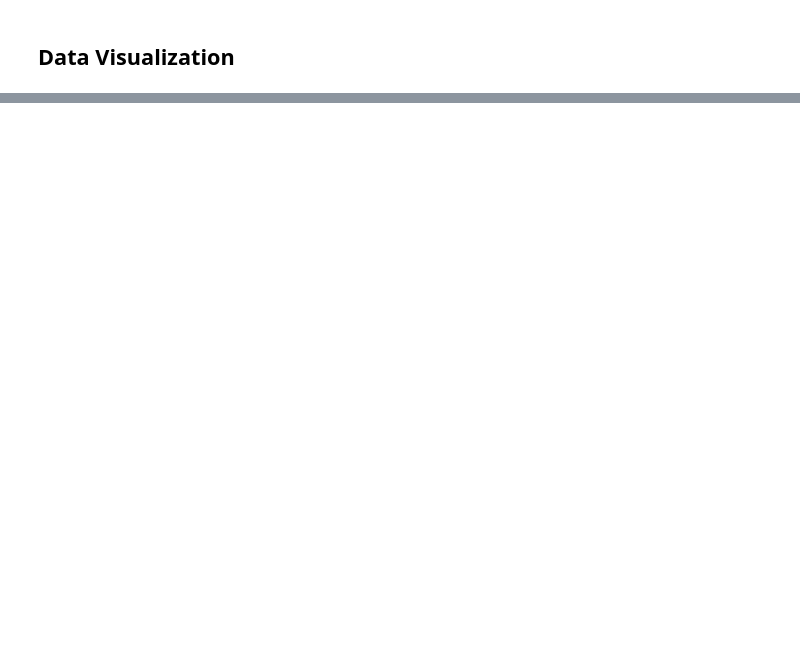
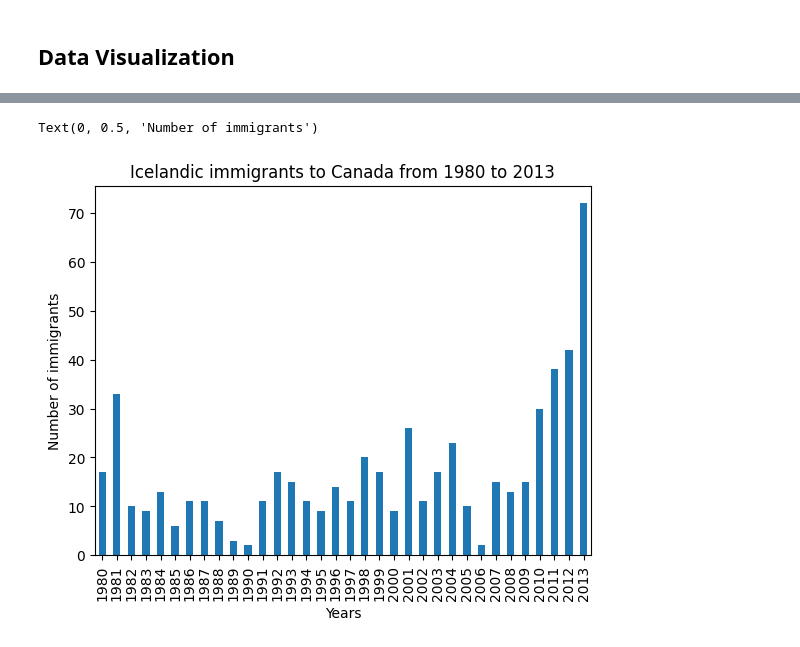
Before and after one commit to patrikfreisner/PythonDataScience, a Jupyter notebook: 12 - Data Visualization part1.ipynb, the cells around one changed output, grey strips where cells are left out. Cells and saved outputs as stored; diff of their text form; code cells hidden in the pictures; blank space fills up the shorter version.

```diff
--- a/12 - Data Visualization part1.ipynb
+++ b/12 - Data Visualization part1.ipynb
@@ -43,0 +103,15 @@ ImportError: Missing optional dependency 'openpyxl'.  Use pip or conda to instal
+# %%
+# Bar chart
+years = list(map(int, range(1980, 2014)))
+df_canada3 = df_can.rename(columns={"OdName": "Country"})
+df_canada3 = df_canada3.set_index("Country")
+df_canada3["Total"] = df_canada3.iloc[:, 8:].sum(axis=1)
+
+df_iceland = df_canada3.loc["Iceland", years]
+df_iceland.plot(kind="bar")
+plt.title("Icelandic immigrants to Canada from 1980 to 2013")
+plt.xlabel("Years")
+plt.ylabel("Number of immigrants")
+# %% [output]
+Text(0, 0.5, 'Number of immigrants')
+[figure, added]
```
Also changed, not shown: parts of 9 cells of this notebook, 5 other files.
